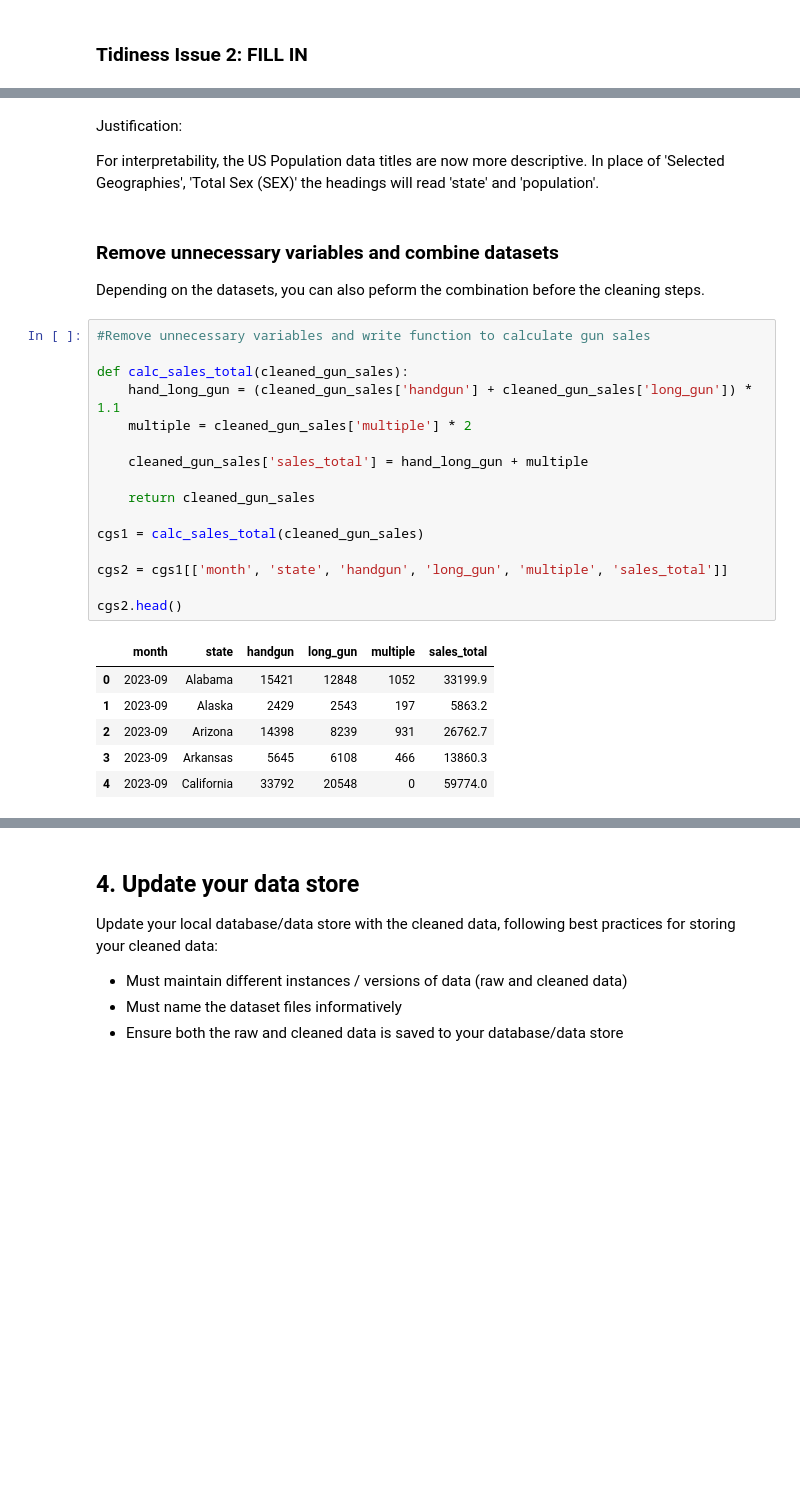
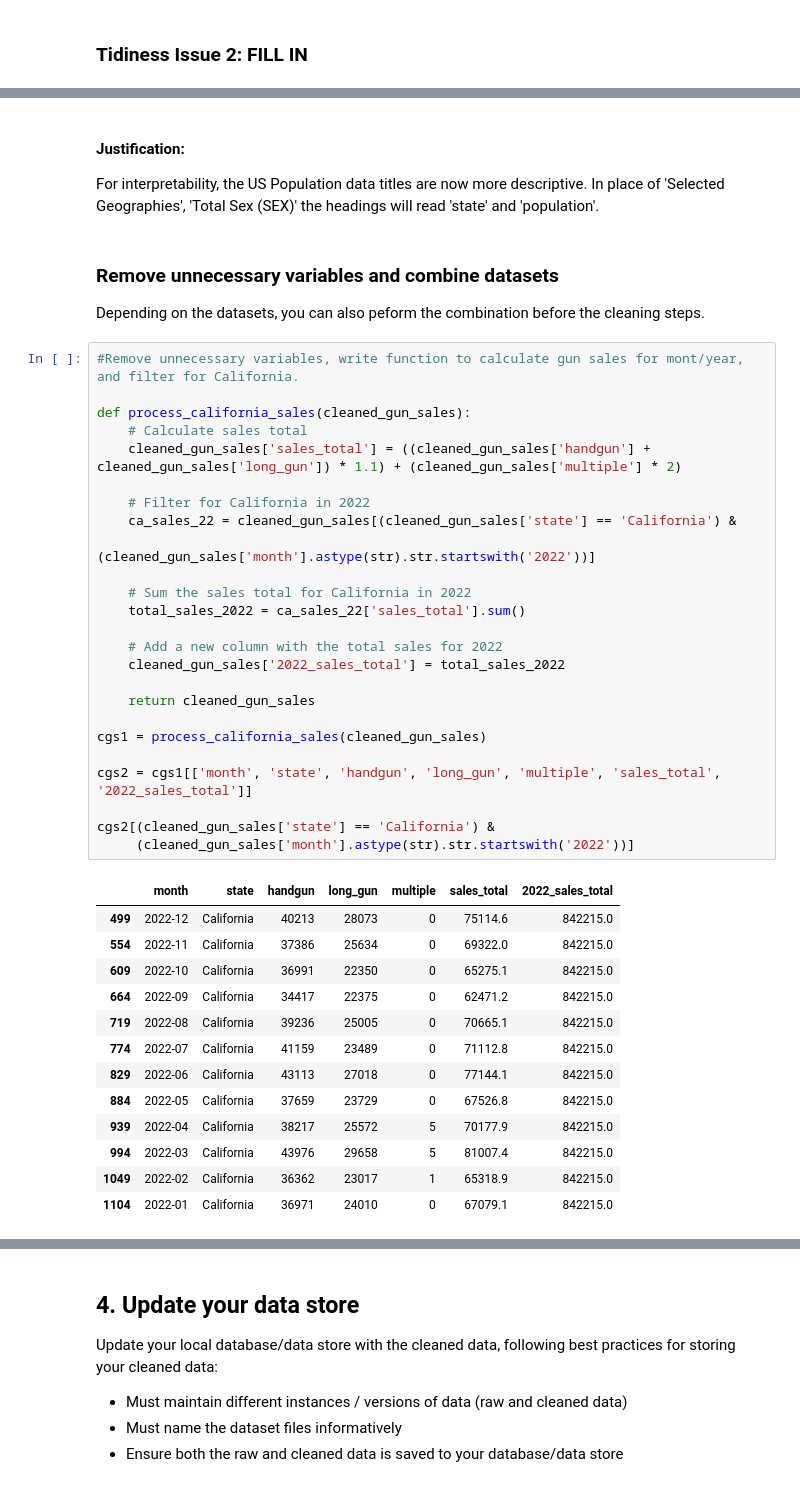
Before and after one commit to BryanHolbrook/us-gun-sales-per-capita, a Jupyter notebook: Data_Wrangling_Project_Starter.ipynb, the cells around one changed output, grey strips where cells are left out. Cells and saved outputs as stored; diff of their text form; blank space fills up the shorter version.

```diff
--- a/Data_Wrangling_Project_Starter.ipynb
+++ b/Data_Wrangling_Project_Starter.ipynb
@@ -472,7 +470,7 @@ cleaned_us_pop.head()
 | 3 | 2013-11 | Arkansas | 2959373 | 1461197 | 1498176 |
 | 4 | 2013-11 | California | 38332521 | 19058739 | 19273782 |
 # %% [markdown]
-Justification:
+#### Justification:
 
 For interpretability, the US Population data titles are now more descriptive. In place of 'Selected Geographies', 'Total Sex (SEX)' the headings will read 'state' and 'population'.
 # %% [markdown]
@@ -480,26 +478,42 @@ For interpretability, the US Population data titles are now more descriptive. In
 
 Depending on the datasets, you can also peform the combination before the cleaning steps.
 # %%
-#Remove unnecessary variables and write function to calculate gun sales
+#Remove unnecessary variables, write function to calculate gun sales for mont/year, and filter for California.
 
-def calc_sales_total(cleaned_gun_sales):
-    hand_long_gun = (cleaned_gun_sales['handgun'] + cleaned_gun_sales['long_gun']) * 1.1
-    multiple = cleaned_gun_sales['multiple'] * 2
+def process_california_sales(cleaned_gun_sales):
+    # Calculate sales total
+    cleaned_gun_sales['sales_total'] = ((cleaned_gun_sales['handgun'] + cleaned_gun_sales['long_gun']) * 1.1) + (cleaned_gun_sales['multiple'] * 2)
 
-    cleaned_gun_sales['sales_total'] = hand_long_gun + multiple
+    # Filter for California in 2022
+    ca_sales_22 = cleaned_gun_sales[(cleaned_gun_sales['state'] == 'California') &
+                                    (cleaned_gun_sales['month'].astype(str).str.startswith('2022'))]
+
+    # Sum the sales total for California in 2022
+    total_sales_2022 = ca_sales_22['sales_total'].sum()
+
+    # Add a new column with the total sales for 2022
+    cleaned_gun_sales['2022_sales_total'] = total_sales_2022
 
     return cleaned_gun_sales
 
-cgs1 = calc_sales_total(cleaned_gun_sales)
+cgs1 = process_california_sales(cleaned_gun_sales)
 
-cgs2 = cgs1[['month', 'state', 'handgun', 'long_gun', 'multiple', 'sales_total']]
+cgs2 = cgs1[['month', 'state', 'handgun', 'long_gun', 'multiple', 'sales_total', '2022_sales_total']]
 
-cgs2.head()
+cgs2[(cleaned_gun_sales['state'] == 'California') &
+     (cleaned_gun_sales['month'].astype(str).str.startswith('2022'))]
 # %% [output]
-|  | month | state | handgun | long_gun | multiple | sales_total |
-| 0 | 2023-09 | Alabama | 15421 | 12848 | 1052 | 33199.9 |
-| 1 | 2023-09 | Alaska | 2429 | 2543 | 197 | 5863.2 |
-| 2 | 2023-09 | Arizona | 14398 | 8239 | 931 | 26762.7 |
-| 3 | 2023-09 | Arkansas | 5645 | 6108 | 466 | 13860.3 |
-| 4 | 2023-09 | California | 33792 | 20548 | 0 | 59774.0 |
+|  | month | state | handgun | long_gun | multiple | sales_total | 2022_sales_total |
+| 499 | 2022-12 | California | 40213 | 28073 | 0 | 75114.6 | 842215.0 |
+| 554 | 2022-11 | California | 37386 | 25634 | 0 | 69322.0 | 842215.0 |
+| 609 | 2022-10 | California | 36991 | 22350 | 0 | 65275.1 | 842215.0 |
+| 664 | 2022-09 | California | 34417 | 22375 | 0 | 62471.2 | 842215.0 |
+| 719 | 2022-08 | California | 39236 | 25005 | 0 | 70665.1 | 842215.0 |
+| 774 | 2022-07 | California | 41159 | 23489 | 0 | 71112.8 | 842215.0 |
+| 829 | 2022-06 | California | 43113 | 27018 | 0 | 77144.1 | 842215.0 |
+| 884 | 2022-05 | California | 37659 | 23729 | 0 | 67526.8 | 842215.0 |
+| 939 | 2022-04 | California | 38217 | 25572 | 5 | 70177.9 | 842215.0 |
+| 994 | 2022-03 | California | 43976 | 29658 | 5 | 81007.4 | 842215.0 |
+| 1049 | 2022-02 | California | 36362 | 23017 | 1 | 65318.9 | 842215.0 |
+| 1104 | 2022-01 | California | 36971 | 24010 | 0 | 67079.1 | 842215.0 |
 # %%
```
Also changed, not shown: parts of 21 cells of this notebook.
